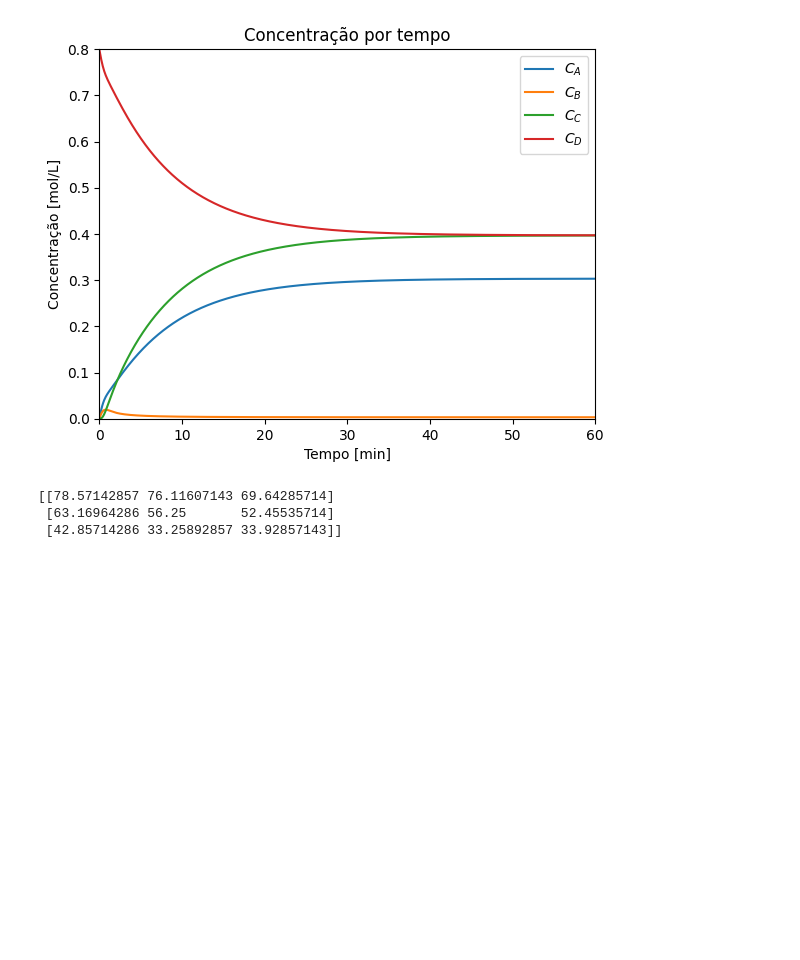
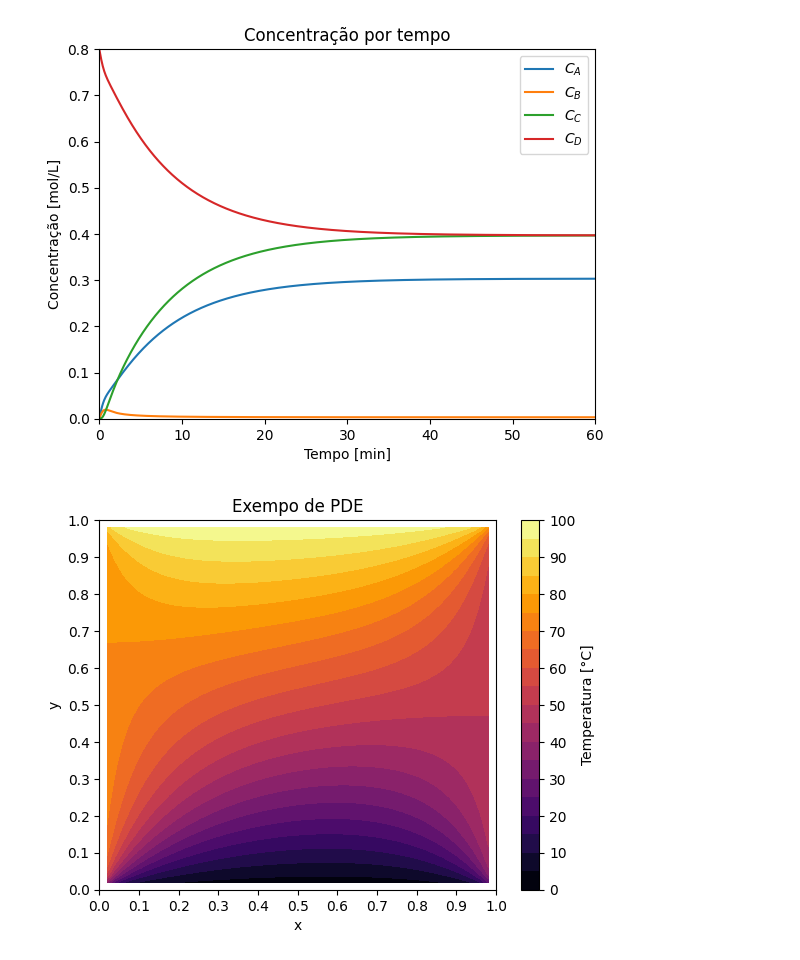
Before and after one commit to gilberto-ribeiro/python-projects, a Jupyter notebook: lista_eq502.ipynb, the cells around one changed output. Drawn from its saved outputs; the diff is of its cells as text; code cells hidden in the pictures; blank space fills up the shorter version.

Commit message:
Adding 2D Graph

```diff
--- a/lista_eq502.ipynb
+++ b/lista_eq502.ipynb
@@ -518,21 +519,24 @@ plt.show()
 (0, 60)
 [figure]
 # %%
-n, m = (5, 5)
+n, m = (52, 52)
 T_left, T_right, T_top, T_down = (75, 50, 100, 0)
+
 M = np.zeros((n, m))
 M[1:n-1, 0] = T_left
 M[1:n-1, -1] = T_right
 M[0, 1:m-1] = T_top
 M[-1, 1:m-1] = T_down
+MM = M.copy()
+MM[1:n-1, 1:m-1] = math.nan
+
 B = np.zeros((n, m))
 for i in range(1, n-1):
     for j in range(1, m-1):
         B[i, j] = M[i-1, j] + M[i+1, j] + M[i, j+1] + M[i, j-1]
 B = B[1:n-1, 1:m-1].reshape(1, (n-2)*(m-2))[0]
-MM = M.copy()
+
 A = list()
-MM[1:n-1, 1:m-1] = math.nan
 for i in range(1, n-1):
     for j in range(1, m-1):
         R = np.zeros((n-1, m-1))
@@ -550,12 +554,26 @@ for i in range(1, n-1):
 A = np.array(A)
 # A[7, 2] = 0
 # A[7, 0] = -1
+
 X = linalg.inv(A) @ B
 X = X.reshape((n-2, m-2)).transpose()
+
 # print(A)
 # print(B)
-print(X)
+# print(X)
-# %% [output]
-[[78.57142857 76.11607143 69.64285714]
- [63.16964286 56.25       52.45535714]
- [42.85714286 33.25892857 33.92857143]]
+# %%
+x = np.linspace(0, 1, n)
+y = np.linspace(1, 0, m)
+x, y = np.meshgrid(x[1:-1], y[1:-1])
+
+fig, ax = plt.subplots()
+pc = ax.contourf(x, y, X, cmap='inferno', levels=np.linspace(0, 100, 21))
+fig.colorbar(pc, ax=ax, ticks=np.linspace(0, 100, 11), label='Temperatura [°C]')
+ax.set_ylabel('y')
+ax.set_xlabel('x')
+ax.set_title('Exempo de PDE')
+ax.set_xticks(np.arange(0, 1.1, .1))
+ax.set_yticks(np.arange(0, 1.1, .1))
+plt.show()
+# %% [output]
+[figure, added]
```
Also changed, not shown: parts of 1 cell of this notebook.
